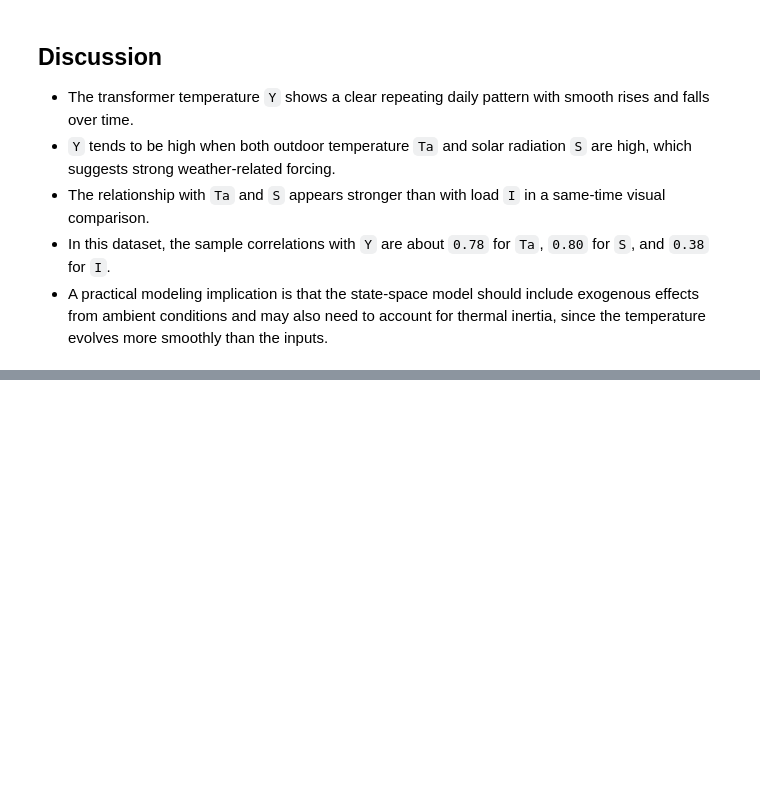
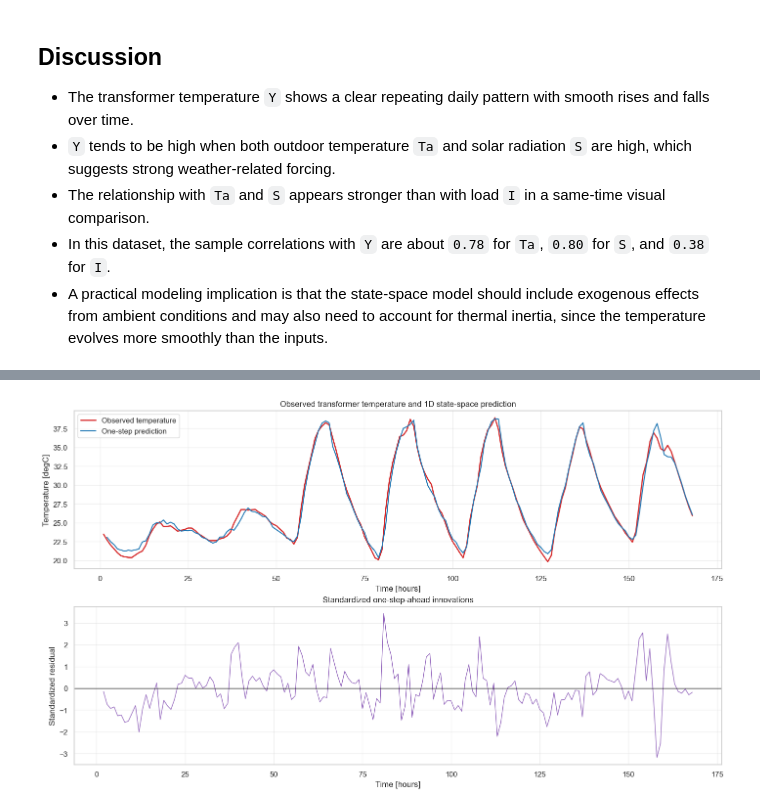
Before and after one commit to valentinatrolese02-collab/time_series_analysis, a Jupyter notebook: assignment4/ex2/ex2.ipynb, the cells around one changed output, grey strips where cells are left out. Drawn from its saved outputs; the diff is of its cells as text; code cells hidden in the pictures; blank space fills up the shorter version.

```diff
--- a/assignment4/ex2/ex2.ipynb
+++ b/assignment4/ex2/ex2.ipynb
@@ -71,0 +243,26 @@ corr
+# %%
+time = df["time"].to_numpy()
+y = df["Y"].to_numpy(dtype=float)
+std_resid = kf["innovation"] / np.sqrt(kf["innovation_var"])
+diag_mask = np.isfinite(std_resid)
+
+fig, axes = plt.subplots(2, 1, figsize=(14, 8), constrained_layout=True)
+
+axes[0].plot(time, y, label="Observed temperature", color="tab:red", linewidth=1.8)
+axes[0].plot(time, kf["y_pred"], label="One-step prediction", color="tab:blue", linewidth=1.5)
+axes[0].set_title("Observed transformer temperature and 1D state-space prediction")
+axes[0].set_xlabel("Time [hours]")
+axes[0].set_ylabel("Temperature [degC]")
+axes[0].legend()
+axes[0].grid(True, alpha=0.3)
+
+axes[1].plot(time, std_resid, color="tab:purple", linewidth=1.0)
+axes[1].axhline(0, color="black", linewidth=1)
+axes[1].set_title("Standardized one-step-ahead innovations")
+axes[1].set_xlabel("Time [hours]")
+axes[1].set_ylabel("Standardized residual")
+axes[1].grid(True, alpha=0.3)
+
+plt.show()
+# %% [output]
+[figure, added]
```
Also changed, not shown: parts of 5 cells of this notebook, 23 other files.
